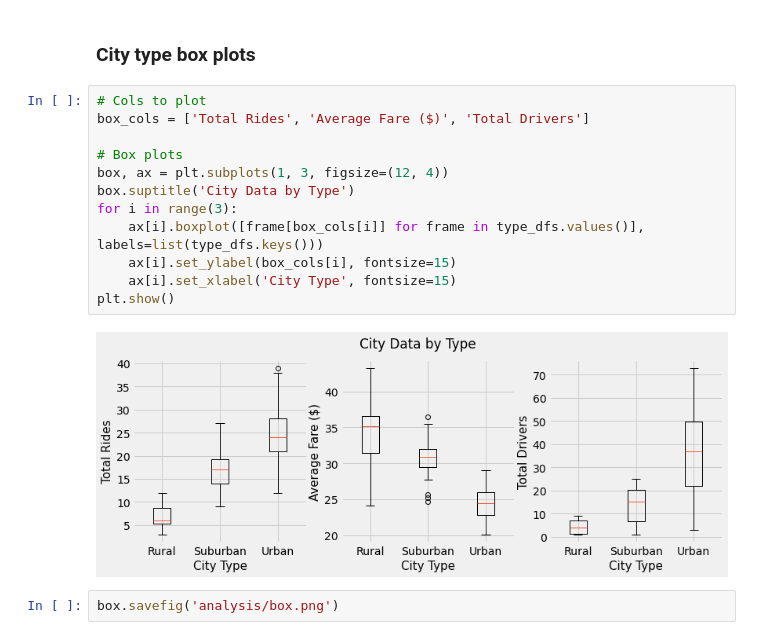
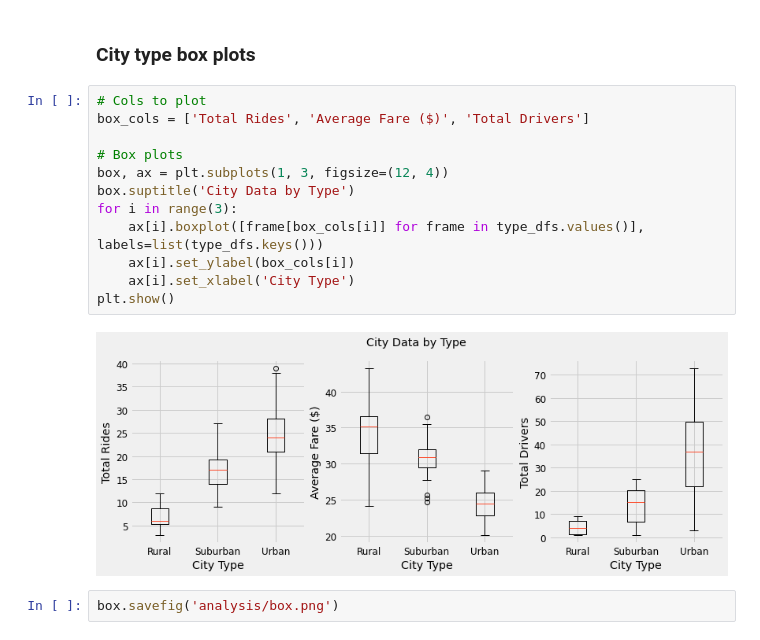
Before and after one commit to tri-bui/sandbox-analytics, a Jupyter notebook: pyber/pyber.ipynb, the cells around one changed output. Cells and saved outputs as stored; diff of their text form.

```diff
--- a/pyber/pyber.ipynb
+++ b/pyber/pyber.ipynb
@@ -217,17 +195,17 @@ bubble_plt.savefig('analysis/pltbubble.png')
 # %%
 # Cols to plot
 box_cols = ['Total Rides', 'Average Fare ($)', 'Total Drivers']
 
 # Box plots
 box, ax = plt.subplots(1, 3, figsize=(12, 4))
 box.suptitle('City Data by Type')
 for i in range(3):
     ax[i].boxplot([frame[box_cols[i]] for frame in type_dfs.values()], labels=list(type_dfs.keys()))
-    ax[i].set_ylabel(box_cols[i], fontsize=15)
-    ax[i].set_xlabel('City Type', fontsize=15)
+    ax[i].set_ylabel(box_cols[i])
+    ax[i].set_xlabel('City Type')
 plt.show()
 # %% [output]
-[figure, old version]
+[figure, new version]
 # %%
 box.savefig('analysis/box.png')
 # %% [markdown]
```
Also changed, not shown: parts of 11 cells of this notebook, 4 other files.
